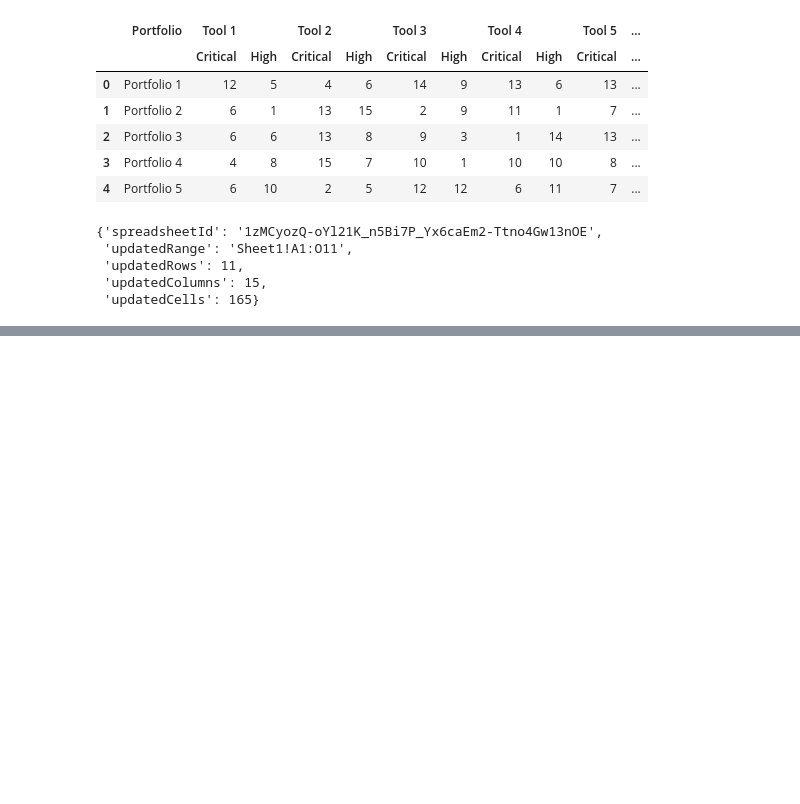
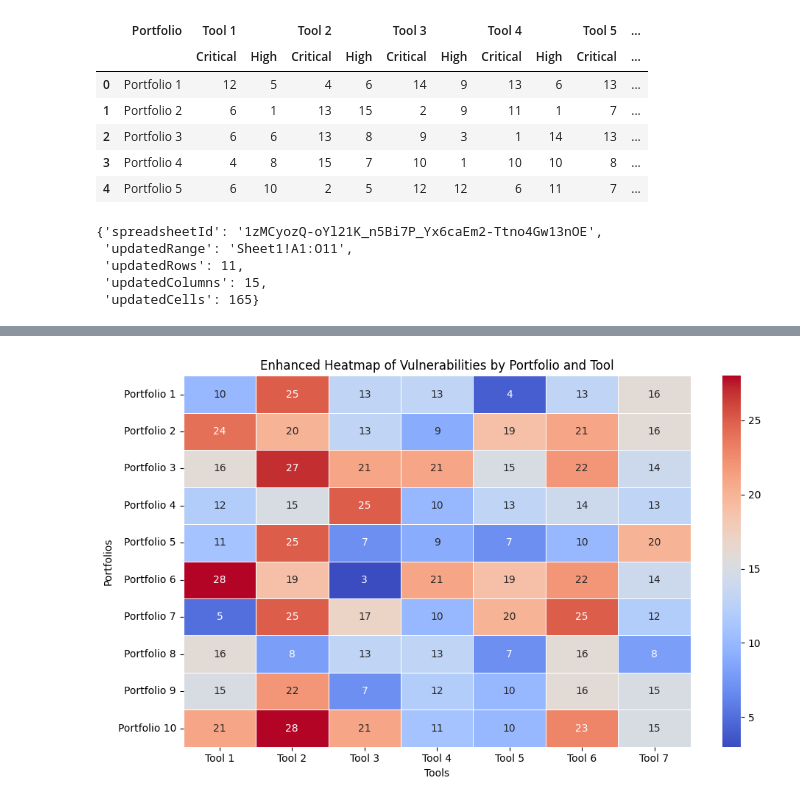
Before and after one commit to vkrisvasan/100days_OSL, a Jupyter notebook: 5_OSL_pandas_AI.ipynb, the cells around one changed output, grey strips where cells are left out. Drawn from its saved outputs; the diff is of its cells as text; code cells hidden in the pictures; blank space fills up the shorter version.

```diff
--- a/5_OSL_pandas_AI.ipynb
+++ b/5_OSL_pandas_AI.ipynb
@@ -144,0 +251,87 @@ WARNING:pandasai.helpers.logger:Failed to execute code retrying with a correctio
+# %%
+import pandas as pd
+import numpy as np
+import matplotlib.pyplot as plt
+import seaborn as sns
+import plotly.express as px
+from math import pi
+
+# Generate the dataset
+num_portfolios = 10
+num_tools = 7
+
+portfolios = [f"Portfolio {i}" for i in range(1, num_portfolios + 1)]
+columns = [(f"Tool {i}", "Critical") for i in range(1, num_tools + 1)] + [(f"Tool {i}", "High") for i in range(1, num_tools + 1)]
+data = np.random.randint(1, 16, size=(num_portfolios, len(columns)))
+
+df = pd.DataFrame(data, columns=pd.MultiIndex.from_tuples(columns), index=portfolios)
+df.index.name = "Portfolio"
+
+# Separate data
+critical_totals = df.xs("Critical", level=1, axis=1)
+high_totals = df.xs("High", level=1, axis=1)
+
+# Chart 1: Enhanced Heatmap
+plt.figure(figsize=(10, 6))
+heatmap_data = df.sum(axis=1, level=0)
+sns.heatmap(heatmap_data, annot=True, fmt="d", cmap="coolwarm", linewidths=0.5)
+plt.title("Enhanced Heatmap of Vulnerabilities by Portfolio and Tool")
+plt.xlabel("Tools")
+plt.ylabel("Portfolios")
+plt.tight_layout()
+plt.show()
+
+# Chart 2: Sunburst Chart
+sunburst_data = df.stack(level=0).reset_index()
+sunburst_data.columns = ["Portfolio", "Tool", "Category", "Count"]
+fig = px.sunburst(
+    sunburst_data,
+    path=["Portfolio", "Tool", "Category"],
+    values="Count",
+    color="Count",
+    color_continuous_scale="Viridis",
+    title="Sunburst Chart: Vulnerabilities Breakdown by Portfolio, Tool, and Category"
+)
+fig.show()
+
+# Chart 3: Enhanced Radar Chart
+categories = critical_totals.columns
+angles = [n / float(len(categories)) * 2 * pi for n in range(len(categories))] + [0]
+
+plt.figure(figsize=(8, 8))
+for i, portfolio in enumerate(critical_totals.index[:3]):  # Compare first 3 portfolios
+    values = critical_totals.loc[portfolio].tolist() + [critical_totals.loc[portfolio].tolist()[0]]
+    ax = plt.subplot(111, polar=True)
+    ax.plot(angles, values, linewidth=1, linestyle='solid', label=portfolio)
+    ax.fill(angles, values, alpha=0.1)
+plt.xticks(angles[:-1], categories, color='grey', size=10)
+plt.title("Radar Chart: Critical Vulnerabilities Comparison")
+plt.legend(loc="upper right", bbox_to_anchor=(1.3, 1.1))
+plt.show()
+
+# Chart 4: Bubble Chart
+bubble_data = df.sum(axis=1, level=1).reset_index()
+bubble_data["Total"] = bubble_data["Critical"] + bubble_data["High"]
+
+plt.figure(figsize=(10, 6))
+plt.scatter(bubble_data["Portfolio"], bubble_data["Critical"], s=bubble_data["Total"] * 10, alpha=0.5, label="Critical")
+plt.scatter(bubble_data["Portfolio"], bubble_data["High"], s=bubble_data["Total"] * 10, alpha=0.5, label="High")
+plt.xticks(rotation=45)
+plt.title("Bubble Chart: Vulnerabilities by Portfolio")
+plt.legend()
+plt.show()
+
+# Chart 5: Stacked Area Chart
+area_data = critical_totals.add(high_totals)
+area_data.index.name = "Portfolio"
+area_data.columns = [f"Tool {i}" for i in range(1, num_tools + 1)]
+
+area_data.T.plot.area(figsize=(10, 6), alpha=0.6, colormap="coolwarm")
+plt.title("Stacked Area Chart: Total Vulnerabilities Across Tools")
+plt.xlabel("Tools")
+plt.ylabel("Vulnerability Counts")
+plt.legend(loc="upper left", bbox_to_anchor=(1, 1))
+plt.tight_layout()
+plt.show()
+# %% [output]
+[figure, added]
```
Also changed, not shown: parts of 5 cells of this notebook.
